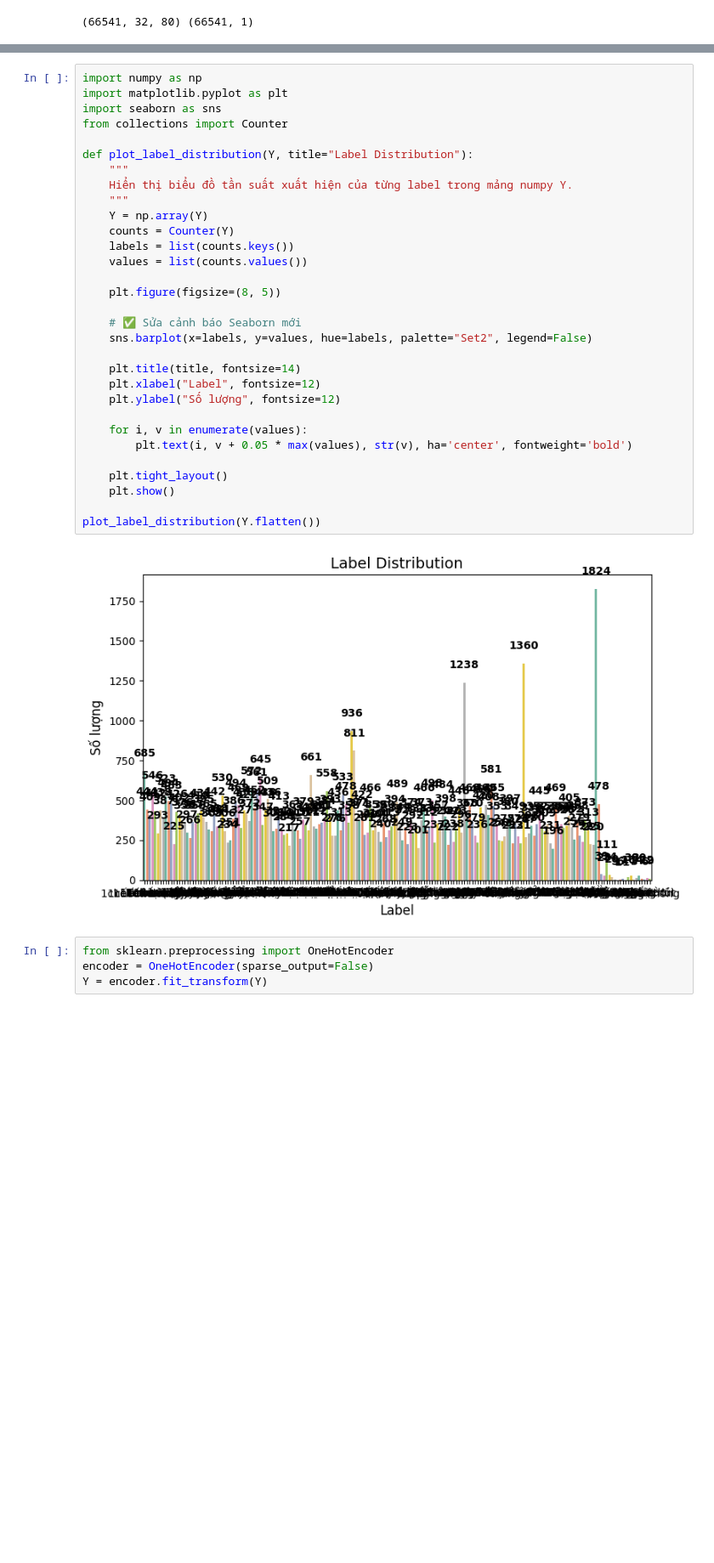
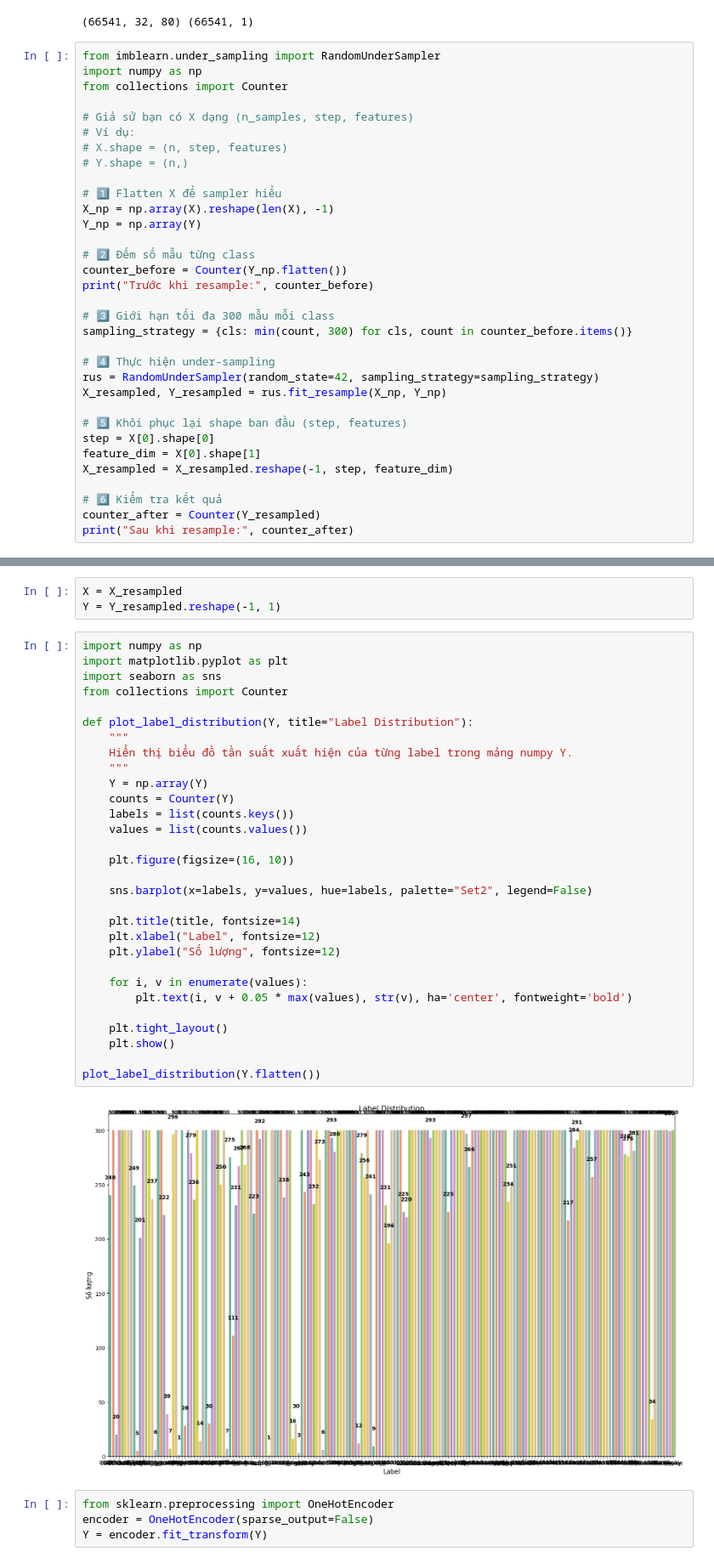
Before and after one commit to vietanhlee/lip-reading, a Jupyter notebook: TCN.ipynb, the cells around one changed output, grey strips where cells are left out. Shown at 85% size. Saved outputs shown, nothing was run; the diff lists cells and outputs as text; blank space fills up the shorter version.

```diff
--- a/TCN.ipynb
+++ b/TCN.ipynb
@@ -110,3 +90,36 @@ Y = Y.reshape(-1, 1)
 print(X.shape, Y.shape)
 # %% [output]
 (66541, 32, 80) (66541, 1)
+# %%
+from imblearn.under_sampling import RandomUnderSampler
+import numpy as np
+from collections import Counter
+
+# Giả sử bạn có X dạng (n_samples, step, features)
+# Ví dụ:
+# X.shape = (n, step, features)
+# Y.shape = (n,)
+
+# 1️⃣ Flatten X để sampler hiểu
+X_np = np.array(X).reshape(len(X), -1)
+Y_np = np.array(Y)
+
+# 2️⃣ Đếm số mẫu từng class
+counter_before = Counter(Y_np.flatten())
+print("Trước khi resample:", counter_before)
+
+# 3️⃣ Giới hạn tối đa 300 mẫu mỗi class
+sampling_strategy = {cls: min(count, 300) for cls, count in counter_before.items()}
+
+# 4️⃣ Thực hiện under-sampling
+rus = RandomUnderSampler(random_state=42, sampling_strategy=sampling_strategy)
+X_resampled, Y_resampled = rus.fit_resample(X_np, Y_np)
+
+# 5️⃣ Khôi phục lại shape ban đầu (step, features)
+step = X[0].shape[0]
+feature_dim = X[0].shape[1]
+X_resampled = X_resampled.reshape(-1, step, feature_dim)
+
+# 6️⃣ Kiểm tra kết quả
+counter_after = Counter(Y_resampled)
+print("Sau khi resample:", counter_after)
@@ -113,36 +129,38 @@ print(X.shape, Y.shape)
+# %%
+X = X_resampled
+Y = Y_resampled.reshape(-1, 1)
 # %%
 import numpy as np
 import matplotlib.pyplot as plt
 import seaborn as sns
 from collections import Counter
 
 def plot_label_distribution(Y, title="Label Distribution"):
     """
     Hiển thị biểu đồ tần suất xuất hiện của từng label trong mảng numpy Y.
     """
     Y = np.array(Y)
     counts = Counter(Y)
     labels = list(counts.keys())
     values = list(counts.values())
 
-    plt.figure(figsize=(8, 5))
+    plt.figure(figsize=(16, 10))
 
-    # ✅ Sửa cảnh báo Seaborn mới
     sns.barplot(x=labels, y=values, hue=labels, palette="Set2", legend=False)
 
     plt.title(title, fontsize=14)
     plt.xlabel("Label", fontsize=12)
     plt.ylabel("Số lượng", fontsize=12)
 
     for i, v in enumerate(values):
         plt.text(i, v + 0.05 * max(values), str(v), ha='center', fontweight='bold')
 
     plt.tight_layout()
     plt.show()
 
 plot_label_distribution(Y.flatten())
 # %% [output]
-[figure, old version]
+[figure, new version]
 # %%
 from sklearn.preprocessing import OneHotEncoder
 encoder = OneHotEncoder(sparse_output=False)
```
Also changed, not shown: parts of 8 cells of this notebook, 4 other files.
